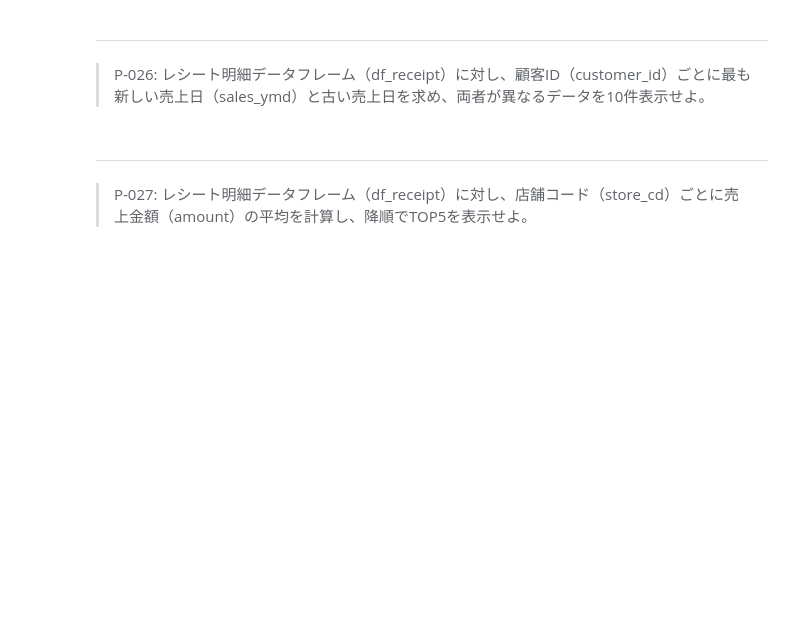
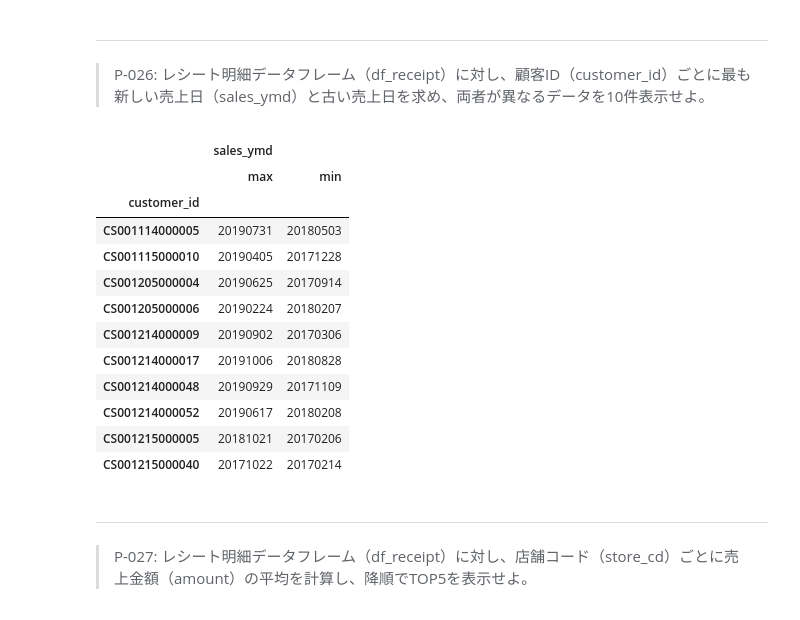
Before and after one commit to AtsushiSakai/public_notebooks, a Jupyter notebook: preprocess_knock_Python.ipynb, the cells around one changed output. Drawn from its saved outputs; the diff is of its cells as text; code cells hidden in the pictures; blank space fills up the shorter version.

```diff
--- a/preprocess_knock_Python.ipynb
+++ b/preprocess_knock_Python.ipynb
@@ -387,6 +444,23 @@ tmp_df.sort_values(by=["ranking"]).head(10)
 # %% [markdown]
 ---
 > P-026: レシート明細データフレーム（df_receipt）に対し、顧客ID（customer_id）ごとに最も新しい売上日（sales_ymd）と古い売上日を求め、両者が異なるデータを10件表示せよ。
+# %%
+df_tmp = df_receipt.groupby('customer_id').agg({'sales_ymd':['max','min']})
+df_tmp[df_tmp["sales_ymd"]["max"] != df_tmp["sales_ymd"]["min"]].head(10)
+# %% [output]
+|  | sales_ymd |  |
+|  | max | min |
+| customer_id |  |  |
+| CS001114000005 | 20190731 | 20180503 |
+| CS001115000010 | 20190405 | 20171228 |
+| CS001205000004 | 20190625 | 20170914 |
+| CS001205000006 | 20190224 | 20180207 |
+| CS001214000009 | 20190902 | 20170306 |
+| CS001214000017 | 20191006 | 20180828 |
+| CS001214000048 | 20190929 | 20171109 |
+| CS001214000052 | 20190617 | 20180208 |
+| CS001215000005 | 20181021 | 20170206 |
+| CS001215000040 | 20171022 | 20170214 |
 # %% [markdown]
 ---
 > P-027: レシート明細データフレーム（df_receipt）に対し、店舗コード（store_cd）ごとに売上金額（amount）の平均を計算し、降順でTOP5を表示せよ。
```
Also changed, not shown: parts of 16 cells of this notebook.
